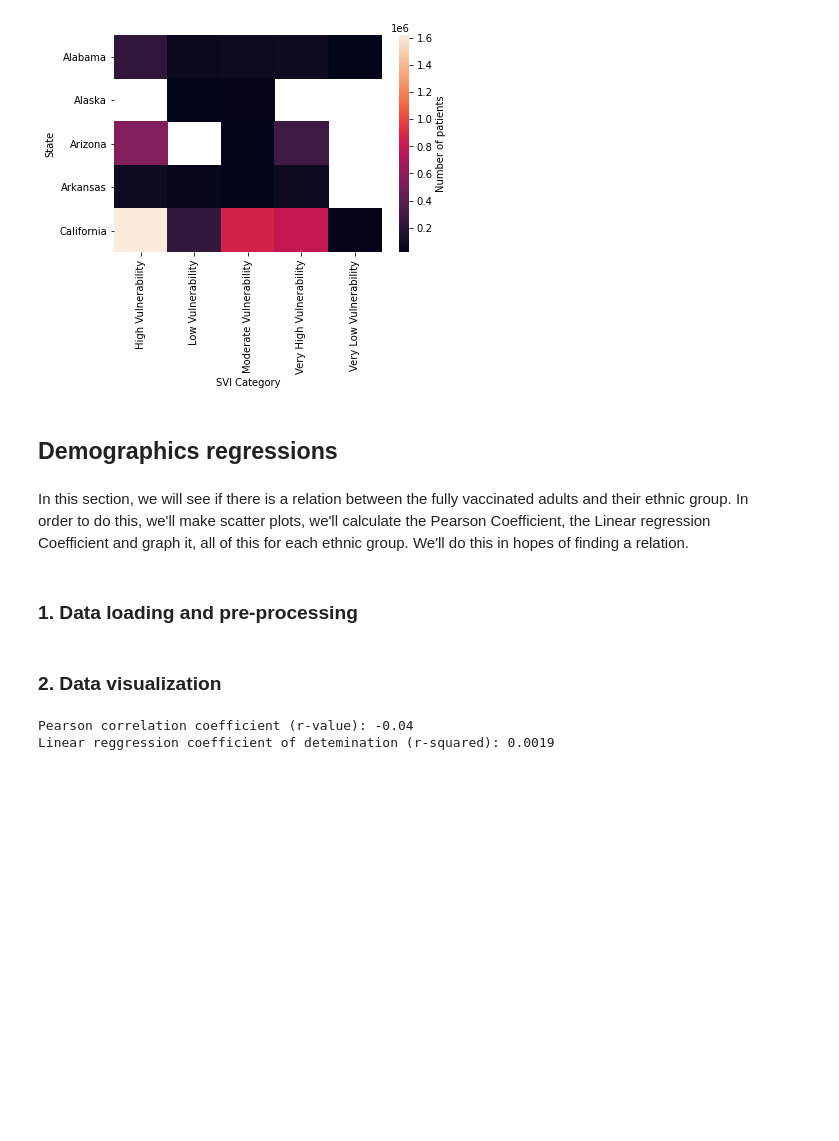
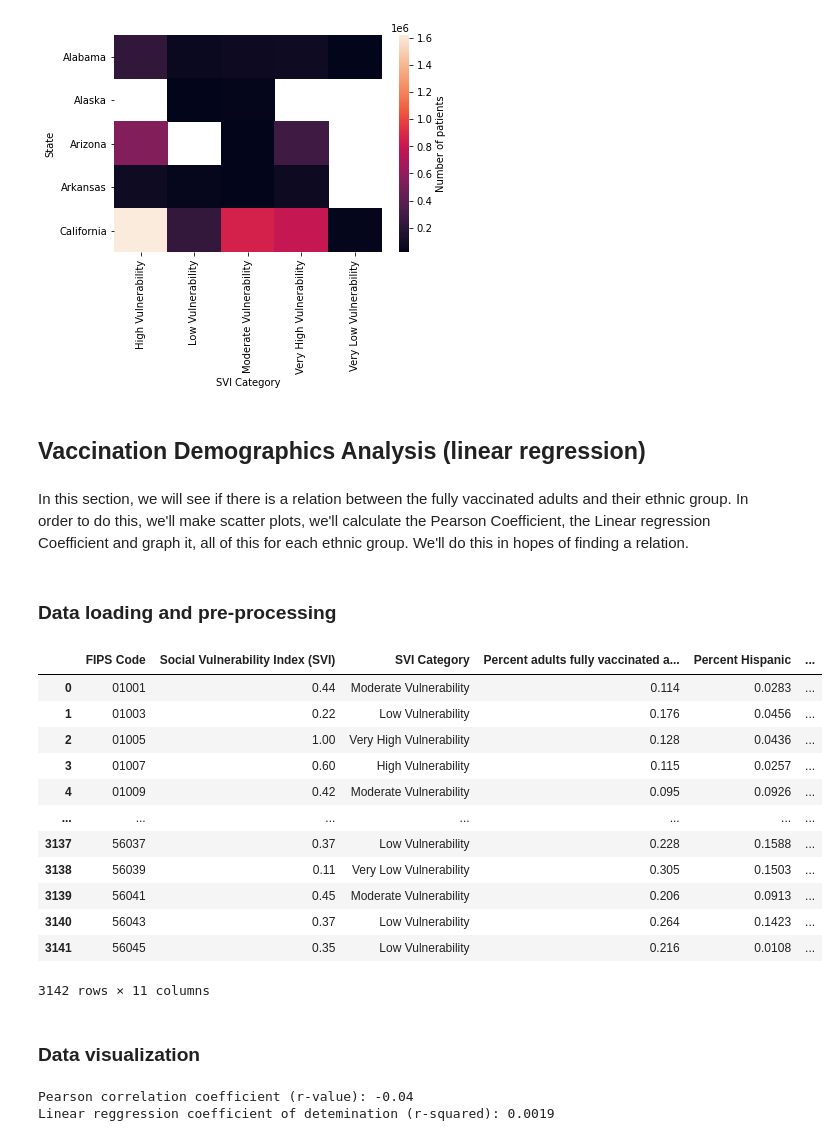
Before and after one commit to mgeffroy/P1-US-COVID-19-Vaccination-Campaign, a Jupyter notebook: P1.2_Data_Analysis.ipynb, the cells around one changed output. Cells and saved outputs as stored; diff of their text form; code cells hidden in the pictures; blank space fills up the shorter version.

```diff
--- a/P1.2_Data_Analysis.ipynb
+++ b/P1.2_Data_Analysis.ipynb
@@ -972,9 +999,25 @@ plt.show()
 # %% [output]
 [figure]
 # %% [markdown]
-## Demographics regressions
+## Vaccination Demographics Analysis (linear regression)
 # %% [markdown]
 In this section, we will see if there is a relation between the fully vaccinated adults and their ethnic group. In order to do this, we'll make scatter plots, we'll calculate the Pearson Coefficient, the Linear regression Coefficient and graph it, all of this for each ethnic group. We'll do this in hopes of finding a relation.
 # %% [markdown]
-### 1. Data loading and pre-processing
+### Data loading and pre-processing
+# %%
+vaccination
+# %% [output]
+|  | FIPS Code | Social Vulnerability Index (SVI) | SVI Category | Percent adults fully vaccinated a... | Percent Hispanic | ... |
+| 0 | 01001 | 0.44 | Moderate Vulnerability | 0.114 | 0.0283 | ... |
+| 1 | 01003 | 0.22 | Low Vulnerability | 0.176 | 0.0456 | ... |
+| 2 | 01005 | 1.00 | Very High Vulnerability | 0.128 | 0.0436 | ... |
+| 3 | 01007 | 0.60 | High Vulnerability | 0.115 | 0.0257 | ... |
+| 4 | 01009 | 0.42 | Moderate Vulnerability | 0.095 | 0.0926 | ... |
+| ... | ... | ... | ... | ... | ... | ... |
+| 3137 | 56037 | 0.37 | Low Vulnerability | 0.228 | 0.1588 | ... |
+| 3138 | 56039 | 0.11 | Very Low Vulnerability | 0.305 | 0.1503 | ... |
+| 3139 | 56041 | 0.45 | Moderate Vulnerability | 0.206 | 0.0913 | ... |
+| 3140 | 56043 | 0.37 | Low Vulnerability | 0.264 | 0.1423 | ... |
+| 3141 | 56045 | 0.35 | Low Vulnerability | 0.216 | 0.0108 | ... |
+3142 rows × 11 columns
 # %%
@@ -996,7 +1039,7 @@ pers_vaccinated = pd.DataFrame(data={full.name:full, hisp.name:hisp, nat.name:na
 
 pers_vaccinated.dropna(inplace=True)
 # %% [markdown]
-### 2. Data visualization
+### Data visualization
 # %%
 # To create our scatter plots, we must define our variables. Y variable will be the fully vaccionated adults
 # and x will be the percentage of each ethnic group.
```
Also changed, not shown: parts of 24 cells of this notebook, 2 other files.
